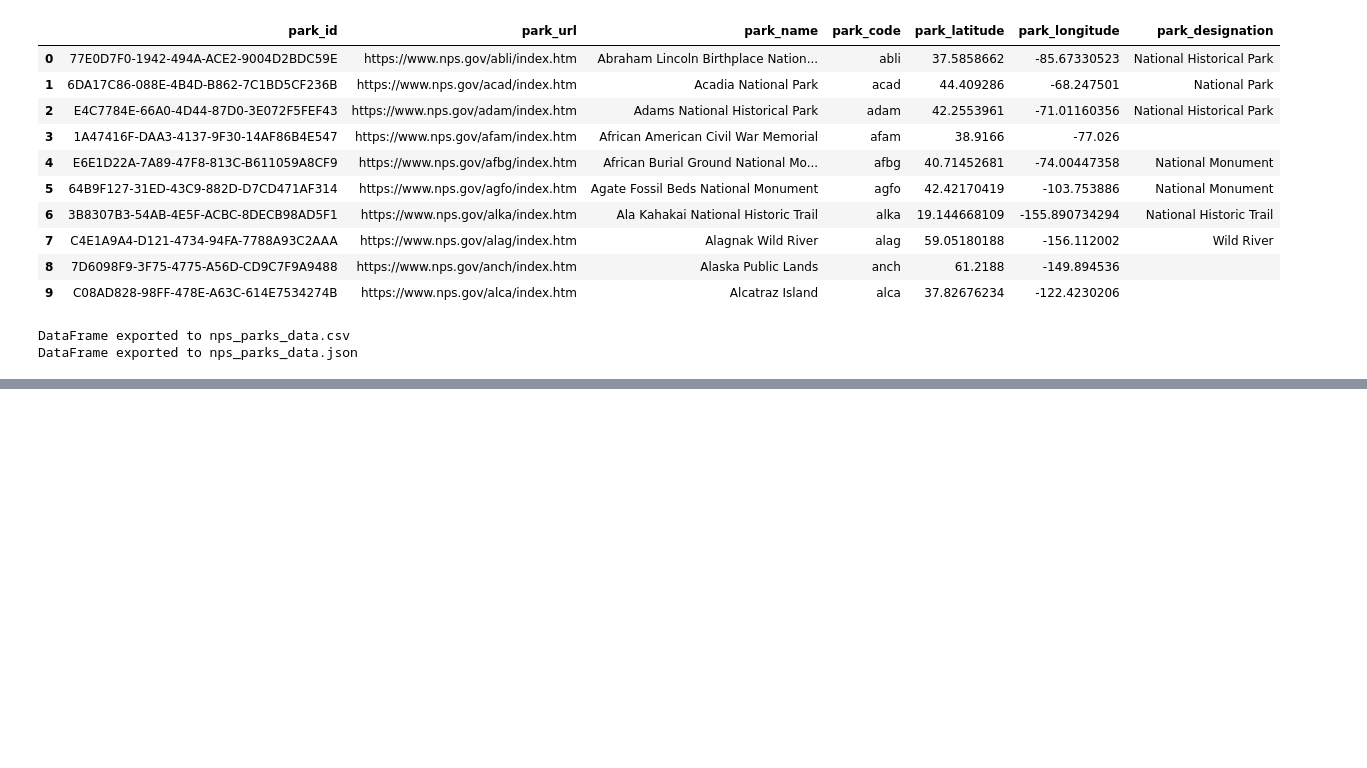
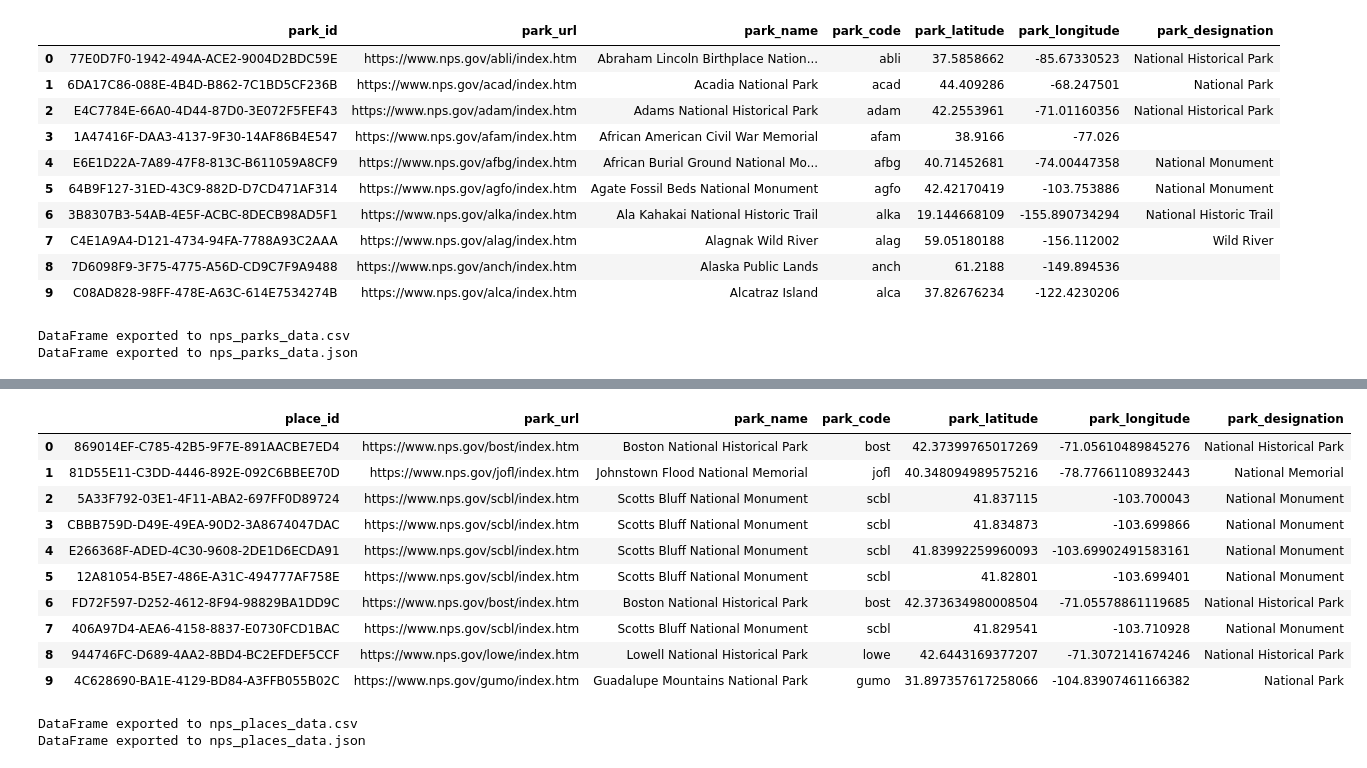
Before and after one commit to melmelmorales/National_Park_ETL_Project, a Jupyter notebook: NPS Amenities Info/test_NPS_API_query_code.ipynb, the cells around one changed output, grey strips where cells are left out. Cells and saved outputs as stored; diff of their text form; code cells hidden in the pictures; blank space fills up the shorter version.

Commit message:
final amenities, parks, and places API to JSON code

```diff
--- a/NPS Amenities Info/test_NPS_API_query_code.ipynb
+++ b/NPS Amenities Info/test_NPS_API_query_code.ipynb
@@ -352,0 +358,7 @@ DataFrame exported to nps_parks_data.json
+# %%
+# Get NPS places data
+nps_places_response = requests.get(query4_url)
+nps_places_json = nps_places_response.json()
+
+# Get the places data from the response
+nps_places_json
@@ -352,0 +383,28 @@ DataFrame exported to nps_parks_data.json
+# %%
+# Extract and format the required information
+
+## Initialize an empty list to store flattened data from the JSON response
+nps_places_data = nps_places_json.get('data', [])
+
+# Flatten the nested JSON structure
+flatten_places_data = []
+for data in nps_places_data:
+    place_id = data.get('id', 'N/A')
+    latitude = data.get('latitude', 'N/A')
+    longitude = data.get('longitude', 'N/A')
+    for park in data.get('relatedParks', []):
+        designation = park.get('designation', 'N/A')
+        park_url = park.get('url', 'N/A')
+        park_name = park.get('fullName', 'N/A')
+        park_code = park.get('parkCode', 'N/A')
+        flatten_places_data.append({
+            'place_id': place_id,
+            'park_url': park_url,
+            'park_name': park_name,
+            'park_code': park_code,
+            'park_latitude': latitude,
+            'park_longitude': longitude,
+            'park_designation': designation
+        })
+
+flatten_places_data
@@ -352,0 +429,31 @@ DataFrame exported to nps_parks_data.json
+# %%
+# Create DataFrame from the flattened data
+nps_places_data_df = pd.DataFrame(flatten_places_data)
+
+# Display the DataFrame
+nps_places_data_df.head(10)
+# %% [output]
+|  | place_id | park_url | park_name | park_code | park_latitude | park_longitude | park_designation |
+| 0 | 869014EF-C785-42B5-9F7E-891AACBE7ED4 | https://www.nps.gov/bost/index.htm | Boston National Historical Park | bost | 42.37399765017269 | -71.05610489845276 | National Historical Park |
+| 1 | 81D55E11-C3DD-4446-892E-092C6BBEE70D | https://www.nps.gov/jofl/index.htm | Johnstown Flood National Memorial | jofl | 40.348094989575216 | -78.77661108932443 | National Memorial |
+| 2 | 5A33F792-03E1-4F11-ABA2-697FF0D89724 | https://www.nps.gov/scbl/index.htm | Scotts Bluff National Monument | scbl | 41.837115 | -103.700043 | National Monument |
+| 3 | CBBB759D-D49E-49EA-90D2-3A8674047DAC | https://www.nps.gov/scbl/index.htm | Scotts Bluff National Monument | scbl | 41.834873 | -103.699866 | National Monument |
+| 4 | E266368F-ADED-4C30-9608-2DE1D6ECDA91 | https://www.nps.gov/scbl/index.htm | Scotts Bluff National Monument | scbl | 41.83992259960093 | -103.69902491583161 | National Monument |
+| 5 | 12A81054-B5E7-486E-A31C-494777AF758E | https://www.nps.gov/scbl/index.htm | Scotts Bluff National Monument | scbl | 41.82801 | -103.699401 | National Monument |
+| 6 | FD72F597-D252-4612-8F94-98829BA1DD9C | https://www.nps.gov/bost/index.htm | Boston National Historical Park | bost | 42.373634980008504 | -71.05578861119685 | National Historical Park |
+| 7 | 406A97D4-AEA6-4158-8837-E0730FCD1BAC | https://www.nps.gov/scbl/index.htm | Scotts Bluff National Monument | scbl | 41.829541 | -103.710928 | National Monument |
+| 8 | 944746FC-D689-4AA2-8BD4-BC2EFDEF5CCF | https://www.nps.gov/lowe/index.htm | Lowell National Historical Park | lowe | 42.6443169377207 | -71.3072141674246 | National Historical Park |
+| 9 | 4C628690-BA1E-4129-BD84-A3FFB055B02C | https://www.nps.gov/gumo/index.htm | Guadalupe Mountains National Park | gumo | 31.897357617258066 | -104.83907461166382 | National Park |
+# %%
+# Export places data
+
+# Export DataFrame to a CSV file
+nps_places_data_df.to_csv('nps_places_data.csv', index=False)
+print("DataFrame exported to nps_places_data.csv")
+
+# Export DataFrame to a JSON file
+nps_places_data_df.to_json('nps_places_data.json', orient='records')
+print("DataFrame exported to nps_places_data.json")
+# %% [output]
+DataFrame exported to nps_places_data.csv
+DataFrame exported to nps_places_data.json
```
Also changed, not shown: parts of 4 cells of this notebook, 2 other files.
